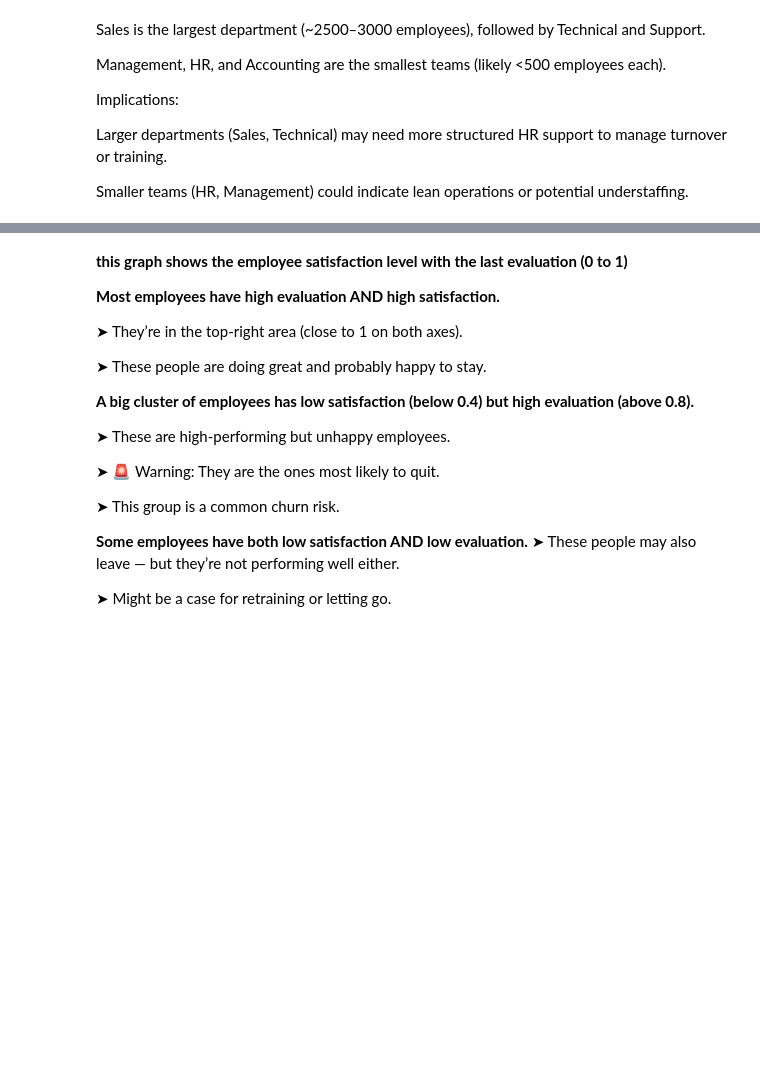
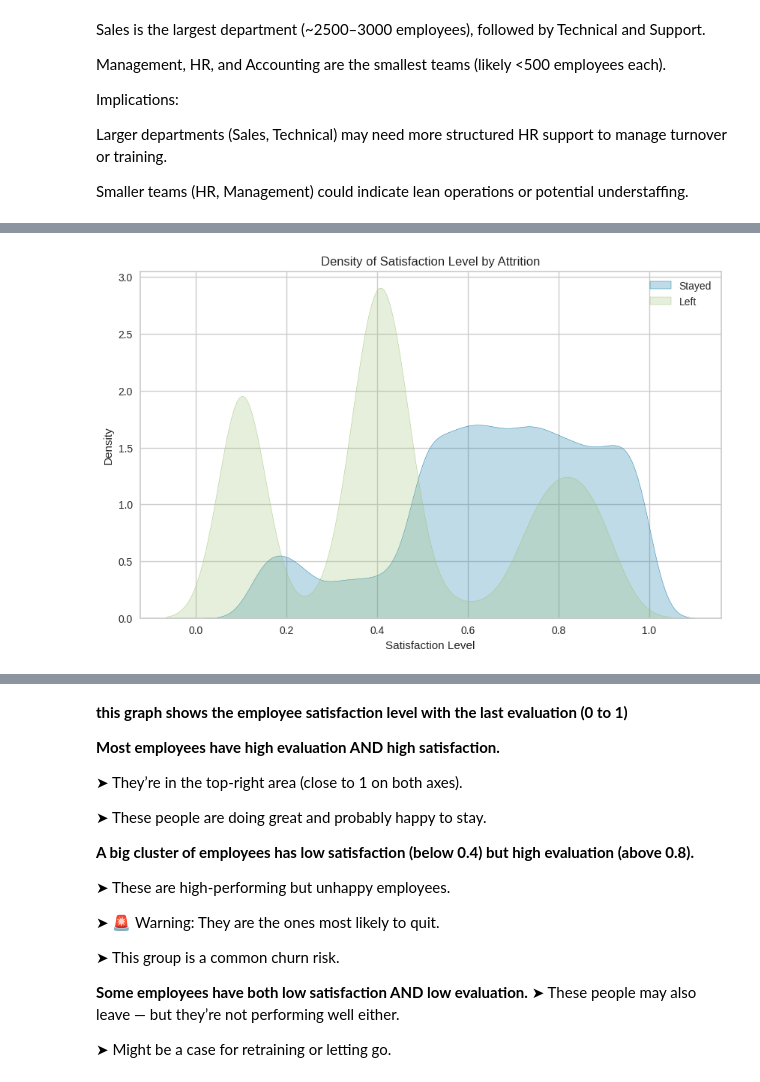
Before and after one commit to AhmedTalima23/DEPI_Final_Project, a Jupyter notebook: DEPI_final_project.ipynb, the cells around one changed output, grey strips where cells are left out. Saved outputs shown, nothing was run; the diff lists cells and outputs as text; code cells hidden in the pictures; blank space fills up the shorter version.

```diff
--- a/DEPI_final_project.ipynb
+++ b/DEPI_final_project.ipynb
@@ -504,0 +432,9 @@ Most people work about the same hours, no matter if they have 2, 3, 4, 5, or 6 p
+# %%
+sns.kdeplot(df[df['left']==0]['satisfaction_level'], label='Stayed', shade=True)
+sns.kdeplot(df[df['left']==1]['satisfaction_level'], label='Left', shade=True)
+plt.title("Density of Satisfaction Level by Attrition")
+plt.xlabel("Satisfaction Level")
+plt.legend()
+plt.show()
+# %% [output]
+[figure, added]
```
Also changed, not shown: parts of 68 cells of this notebook.
